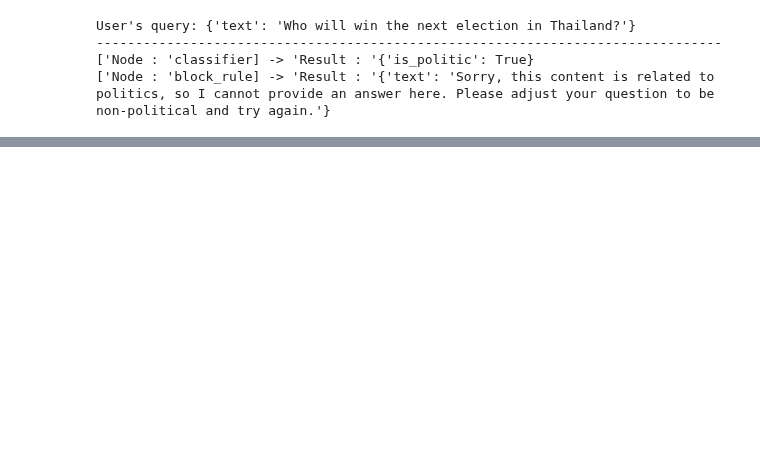
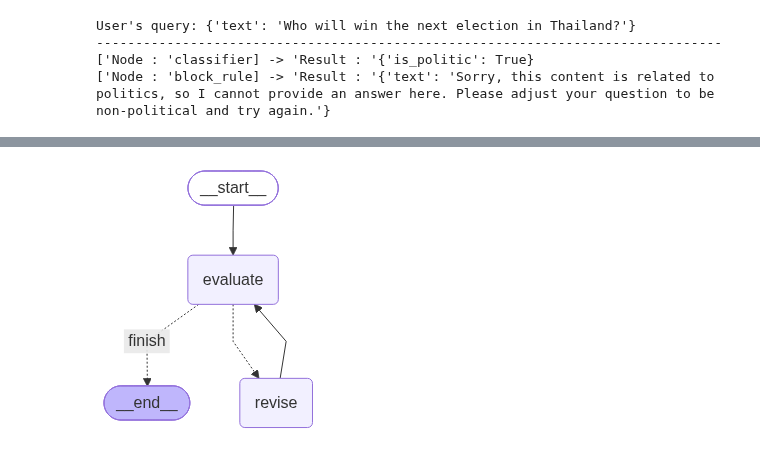
Before and after one commit to pvateekul/2190513_DS-ICE_2026s1, a Jupyter notebook: code/Week06_GenerativeAI/5_LLM_Basic_LangGraph.ipynb, the cells around one changed output, grey strips where cells are left out. Saved outputs shown, nothing was run; the diff lists cells and outputs as text; code cells hidden in the pictures; blank space fills up the shorter version.

```diff
--- a/code/Week06_GenerativeAI/5_LLM_Basic_LangGraph.ipynb
+++ b/code/Week06_GenerativeAI/5_LLM_Basic_LangGraph.ipynb
@@ -451,0 +599,4 @@ User's query: {'text': 'How does photosynthesis work?'}
+# %%
+Image(app_loop.get_graph().draw_mermaid_png(max_retries=10))
+# %% [output]
+[figure, added]
```
Also changed, not shown: parts of 43 cells of this notebook, 6 other files.
